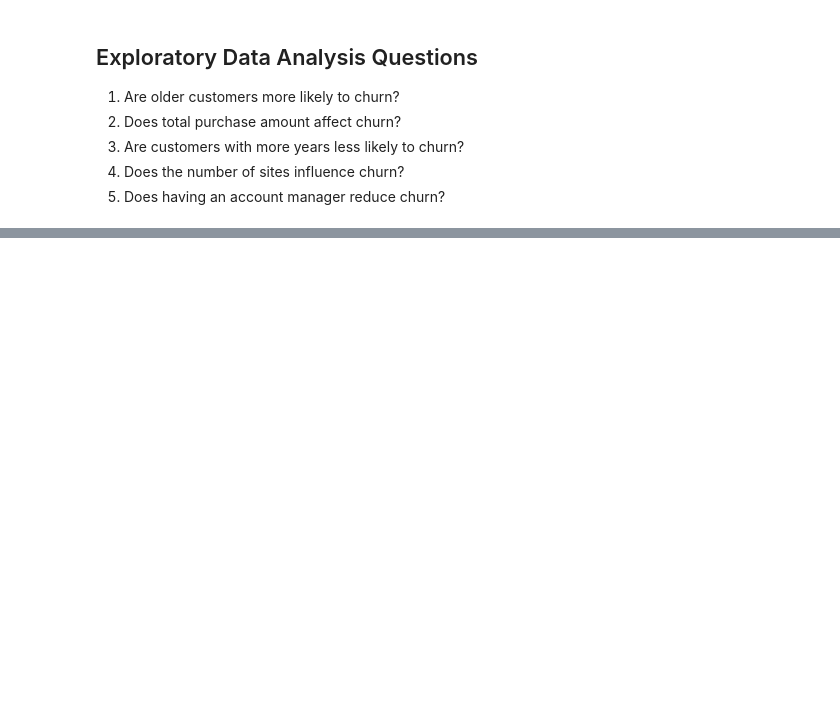
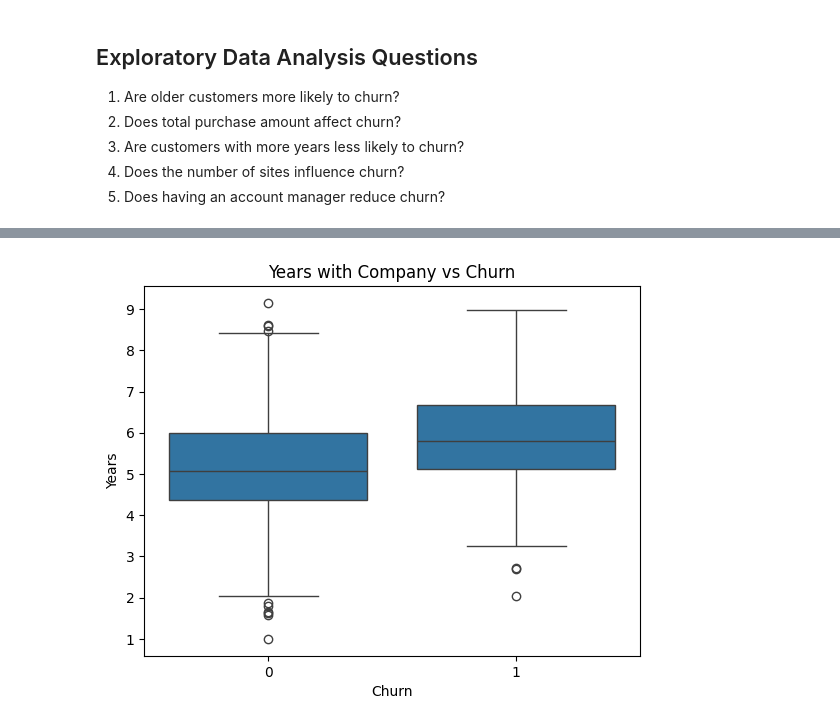
Before and after one commit to TharushiKarunarathne/Customer-Churn-Risk-Analysis-and-Prediction, a Jupyter notebook: notebooks/churn_analysis.ipynb, the cells around one changed output, grey strips where cells are left out. Saved outputs shown, nothing was run; the diff lists cells and outputs as text; code cells hidden in the pictures; blank space fills up the shorter version.

```diff
--- a/notebooks/churn_analysis.ipynb
+++ b/notebooks/churn_analysis.ipynb
@@ -125,0 +142,8 @@ The target variable is Churn. A value of 1 means the customer left, while 0 mean
+# %%
+# visualizing the relationship between Years with Company and Churn
+sns.boxplot(data=df, x="Churn", y="Years")
+plt.title("Years with Company vs Churn")
+plt.savefig("../images/years_vs_churn.png", bbox_inches="tight")
+plt.show()
+# %% [output]
+[figure, added]
```
Also changed, not shown: parts of 4 cells of this notebook, 5 other files.
